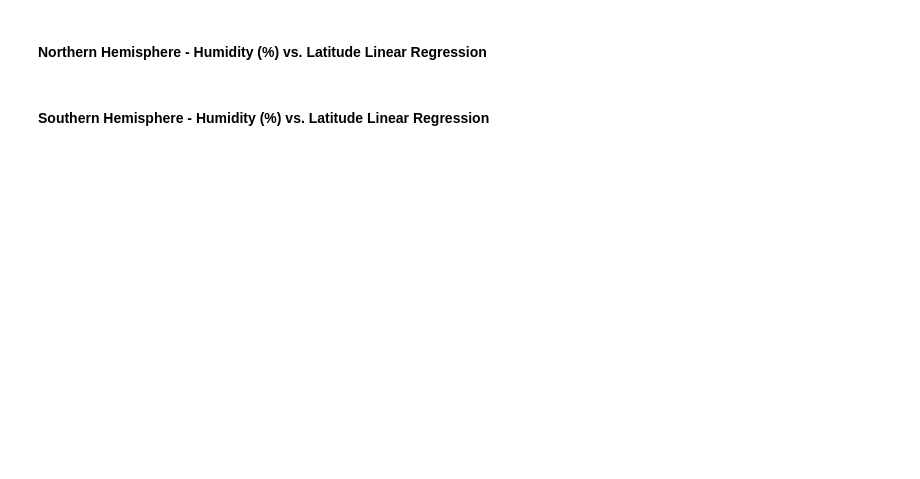
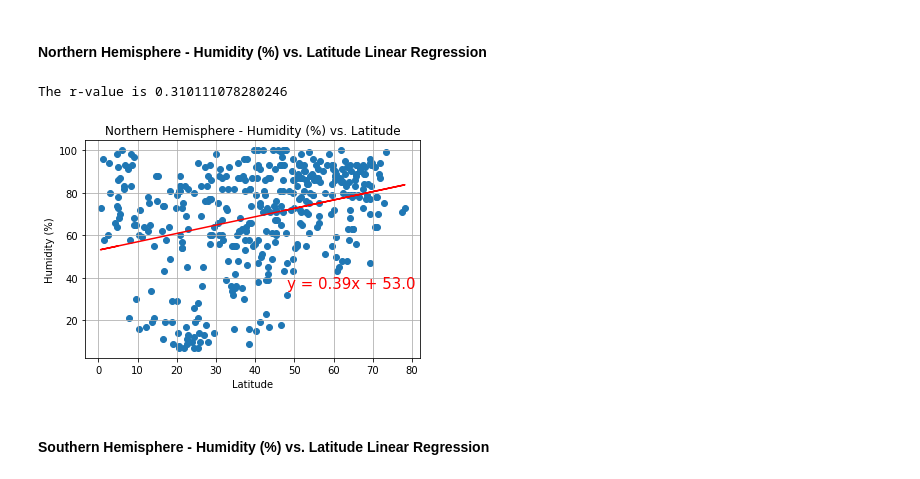
Before and after one commit to michellesimek/python-api-challenge, a Jupyter notebook: Code/WeatherPy.ipynb, the cells around one changed output. Cells and saved outputs as stored; diff of their text form; code cells hidden in the pictures; blank space fills up the shorter version.

```diff
--- a/Code/WeatherPy.ipynb
+++ b/Code/WeatherPy.ipynb
@@ -217,4 +261,24 @@ plt.savefig("../Images/latitude_vs_windspeed.png")
 # %% [markdown]
 ####  Northern Hemisphere - Humidity (%) vs. Latitude Linear Regression
+# %%
+x_label = northern_hemisphere_df['latitude']
+y_label = northern_hemisphere_df['humidity']
+plt.scatter(x_label, y_label)
+plt.title("Northern Hemisphere - Humidity (%) vs. Latitude")
+plt.xlabel("Latitude")
+plt.ylabel("Humidity (%)")
+plt.grid(axis="both")
+
+(slope, intercept, rvalue, pvalue, stderr) = linregress(x_label, y_label)
+regress_values = x_label * slope + intercept
+line_eq = "y = " + str(round(slope,2)) + "x + " + str(round(intercept,2))
+plt.plot(x_label,regress_values,"r-")
+plt.annotate(line_eq,(48,35),fontsize=15,color="red")
+print(f"The r-value is {rvalue}")
+
+plt.savefig("../Images/northernhem_humidity_vs_lat.png")
+# %% [output]
+The r-value is 0.310111078280246
+[figure, added]
 # %% [markdown]
 ####  Southern Hemisphere - Humidity (%) vs. Latitude Linear Regression
```
Also changed, not shown: parts of 8 cells of this notebook.
